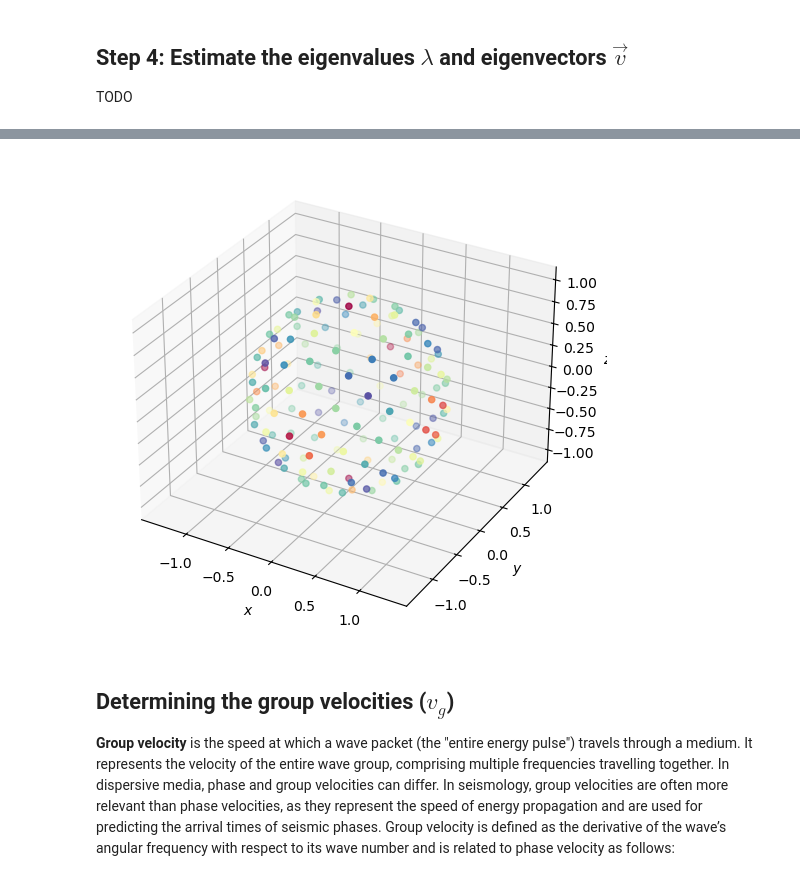
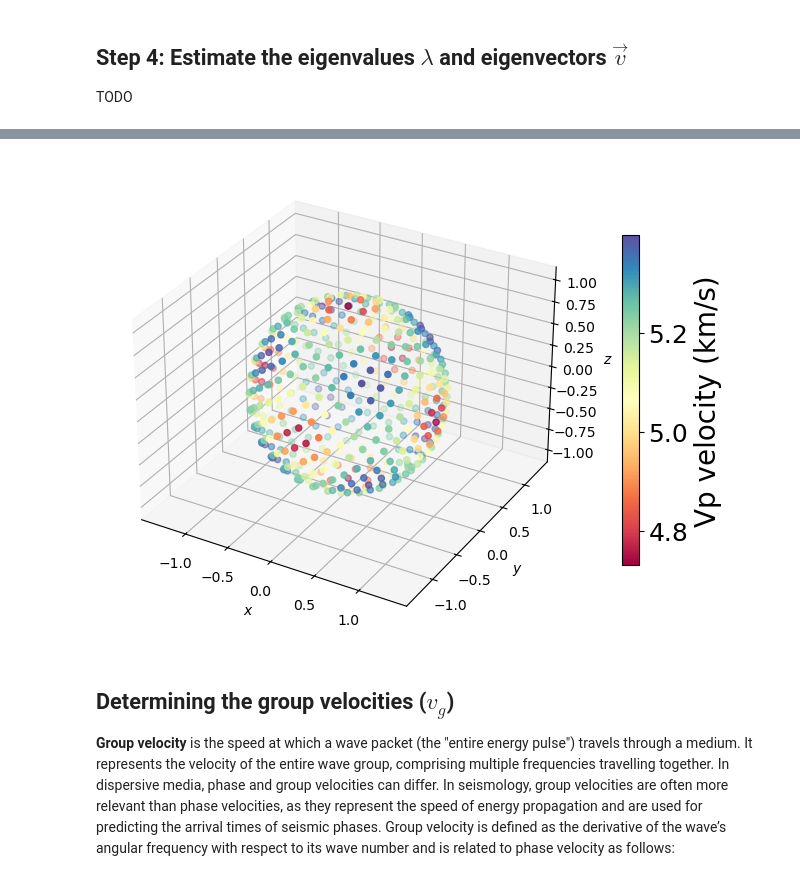
Before and after one commit to marcoalopez/PyRockWave, a Jupyter notebook: src/test_christoffel_stepbystep.ipynb, the cells around one changed output, grey strips where cells are left out. Drawn from its saved outputs; the diff is of its cells as text; code cells hidden in the pictures.

```diff
--- a/src/test_christoffel_stepbystep.ipynb
+++ b/src/test_christoffel_stepbystep.ipynb
@@ -39,7 +39,7 @@ For most materials, the seismic properties are anisotropic, i.e. they depend on
 - Store the wave vectors in a single array with three columns ($x, y, z$) for calculations
 # %%
 # create equispaced wavevectors in spherical coordinates (in radians)
-azimuths, polar = c.equispaced_S2_grid(n=150)
+azimuths, polar = c.equispaced_S2_grid(n=450)
 # %%
 # convert from spherical to 3d cartesian
 x, y, z = c.sph2cart(azimuths, polar)
@@ -100,3 +99,5 @@ norm_Mil = Mil * scaling_factor
+# %%
+norm_Mil = Mil / density
 # %%
 # check
 Mil[0], norm_Mil[0]
@@ -144,11 +159,16 @@ phase_velocities.shape
 # %%
 # plot to test
 fig, ax = plt.subplots(subplot_kw={"projection": "3d"}, constrained_layout=True)
-ax.scatter(x, y, z, c=phase_velocities[:, 2], cmap='Spectral')
+speed = ax.scatter(x, y, z, c=phase_velocities[:, 2], cmap='Spectral')
 ax.axis('equal')
-_ = ax.set_xlabel(r'$x$'), ax.set_ylabel(r'$y$'), ax.set_zlabel(r'$z$')
+ax.set_xlabel(r'$x$'), ax.set_ylabel(r'$y$'), ax.set_zlabel(r'$z$')
+
+# add color bar
+cbar = fig.colorbar(speed, ax=ax, shrink=0.7, location='right')
+cbar.set_label('Vp velocity (km/s)', fontsize=20)
+cbar.ax.tick_params(labelsize=18)
 # %% [output]
-[figure, old version]
+[figure, new version]
 # %% [markdown]
 ## Determining the group velocities ($v_g$)
 
```
Also changed, not shown: parts of 32 cells of this notebook.
